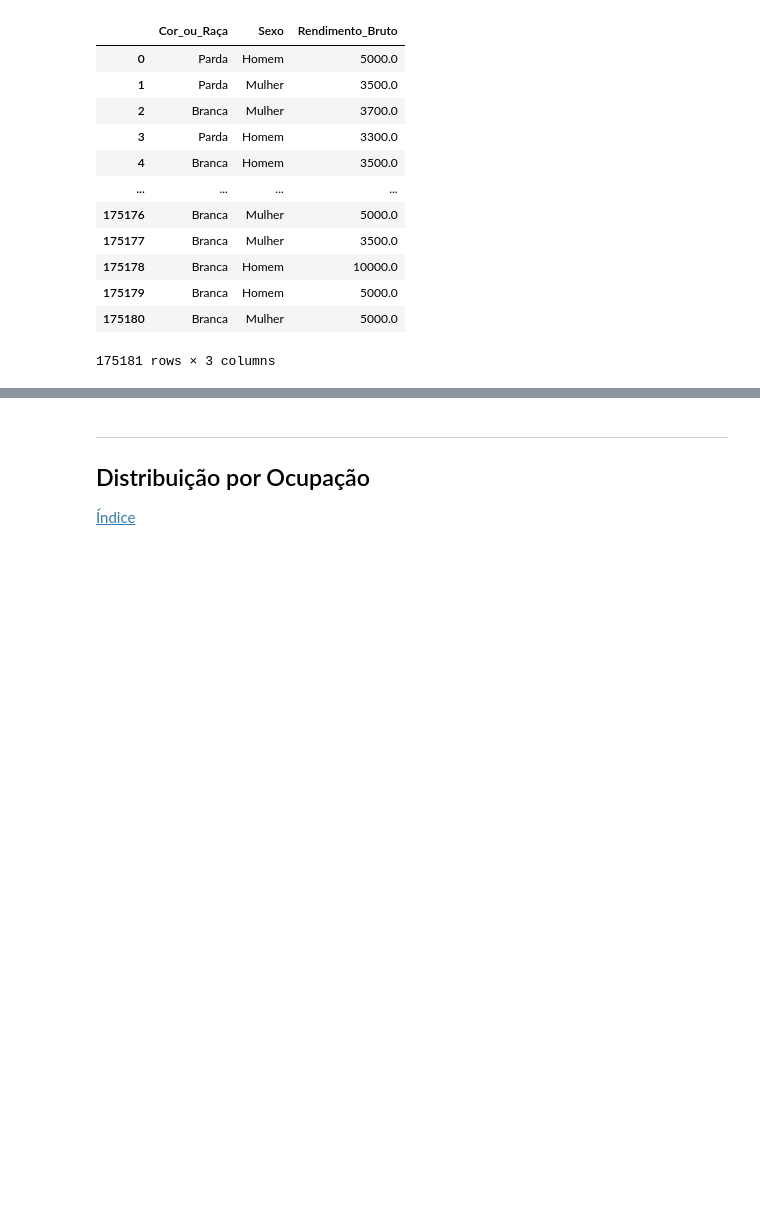
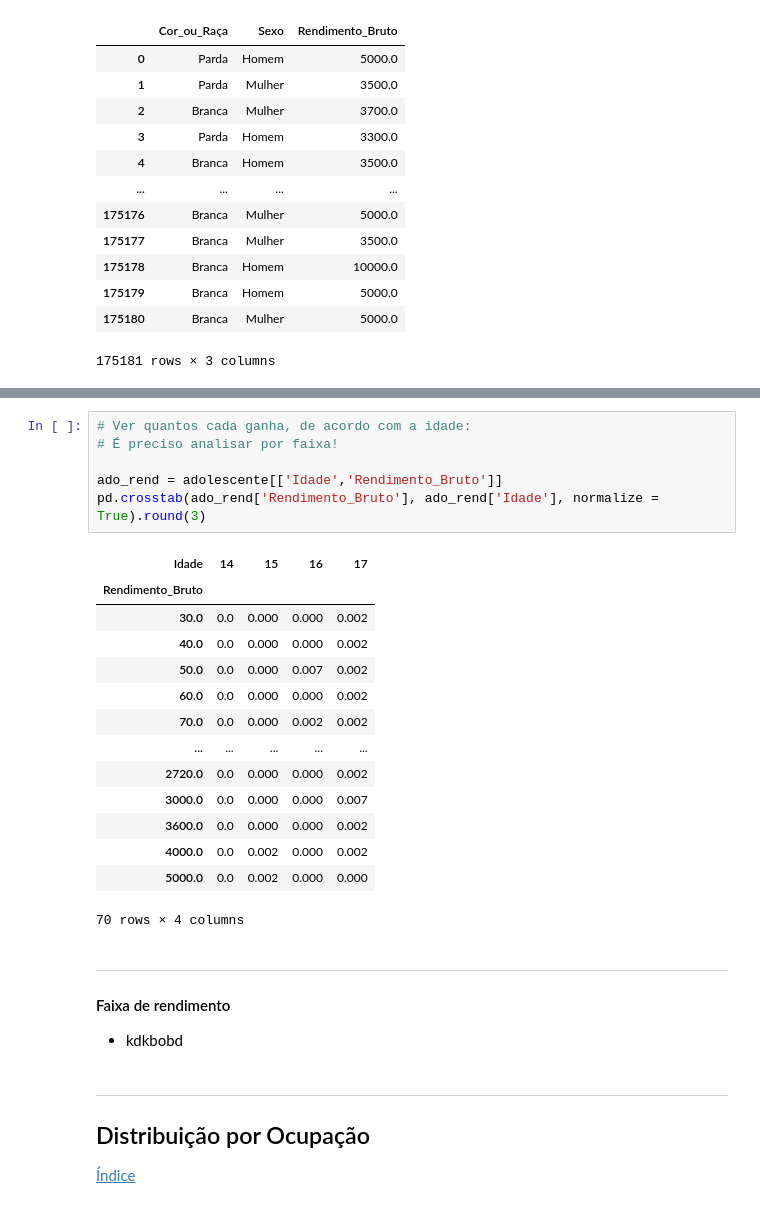
Before and after one commit to jlbrasileiro/Projeto-3---Ci-ncia-dos-Dados---2024.2, a Jupyter notebook: analise_exploratoria.ipynb, the cells around one changed output, grey strips where cells are left out. Drawn from its saved outputs; the diff is of its cells as text; blank space fills up the shorter version.

```diff
--- a/analise_exploratoria.ipynb
+++ b/analise_exploratoria.ipynb
@@ -211,3 +246,31 @@ ___
+# %%
+# Ver quantos cada ganha, de acordo com a idade:
+# É preciso analisar por faixa!
+
+ado_rend = adolescente[['Idade','Rendimento_Bruto']]
+pd.crosstab(ado_rend['Rendimento_Bruto'], ado_rend['Idade'], normalize = True).round(3)
+# %% [output]
+| Idade | 14 | 15 | 16 | 17 |
+| Rendimento_Bruto |  |  |  |  |
+| 30.0 | 0.0 | 0.000 | 0.000 | 0.002 |
+| 40.0 | 0.0 | 0.000 | 0.000 | 0.002 |
+| 50.0 | 0.0 | 0.000 | 0.007 | 0.002 |
+| 60.0 | 0.0 | 0.000 | 0.000 | 0.002 |
+| 70.0 | 0.0 | 0.000 | 0.002 | 0.002 |
+| ... | ... | ... | ... | ... |
+| 2720.0 | 0.0 | 0.000 | 0.000 | 0.002 |
+| 3000.0 | 0.0 | 0.000 | 0.000 | 0.007 |
+| 3600.0 | 0.0 | 0.000 | 0.000 | 0.002 |
+| 4000.0 | 0.0 | 0.002 | 0.000 | 0.002 |
+| 5000.0 | 0.0 | 0.002 | 0.000 | 0.000 |
+70 rows × 4 columns
+# %% [markdown]
+___
+<div id="ocupa"></div>
+
+#### Faixa de rendimento
+
+- kdkbobd
 # %% [markdown]
 ___
 <div id="ocupa"></div>
```
Also changed, not shown: parts of 7 cells of this notebook, 1 other file.
